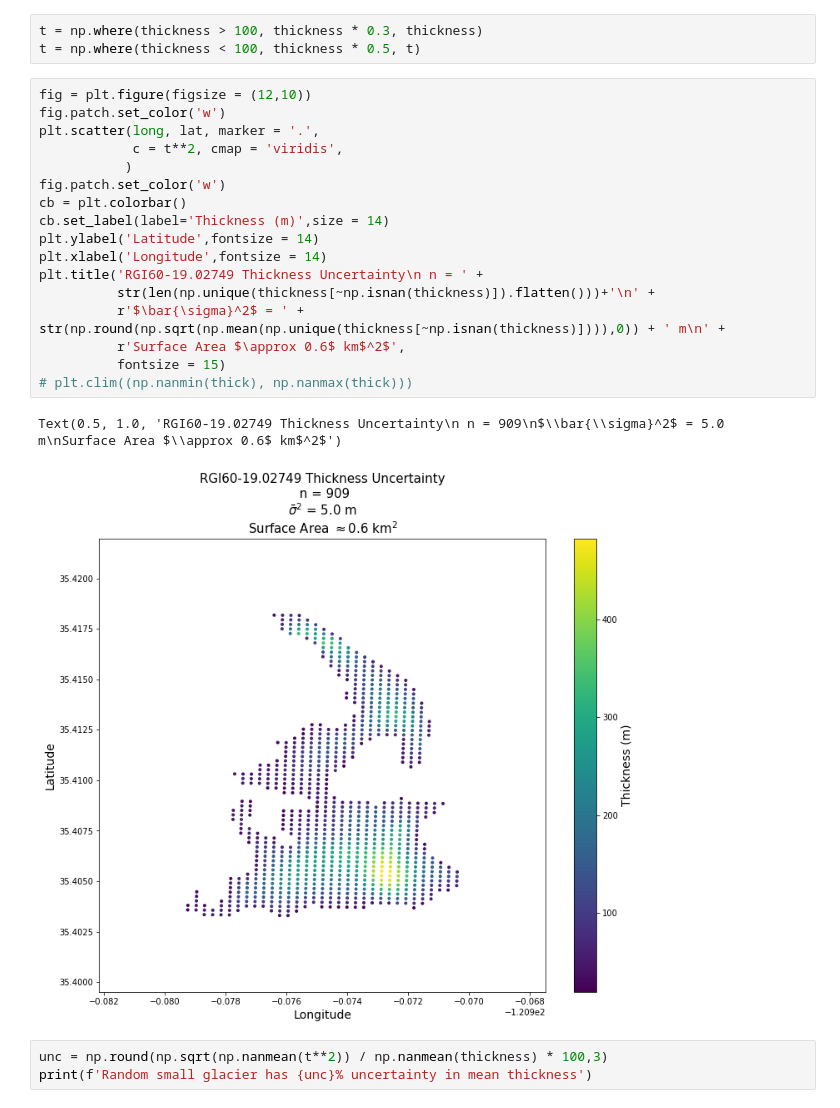
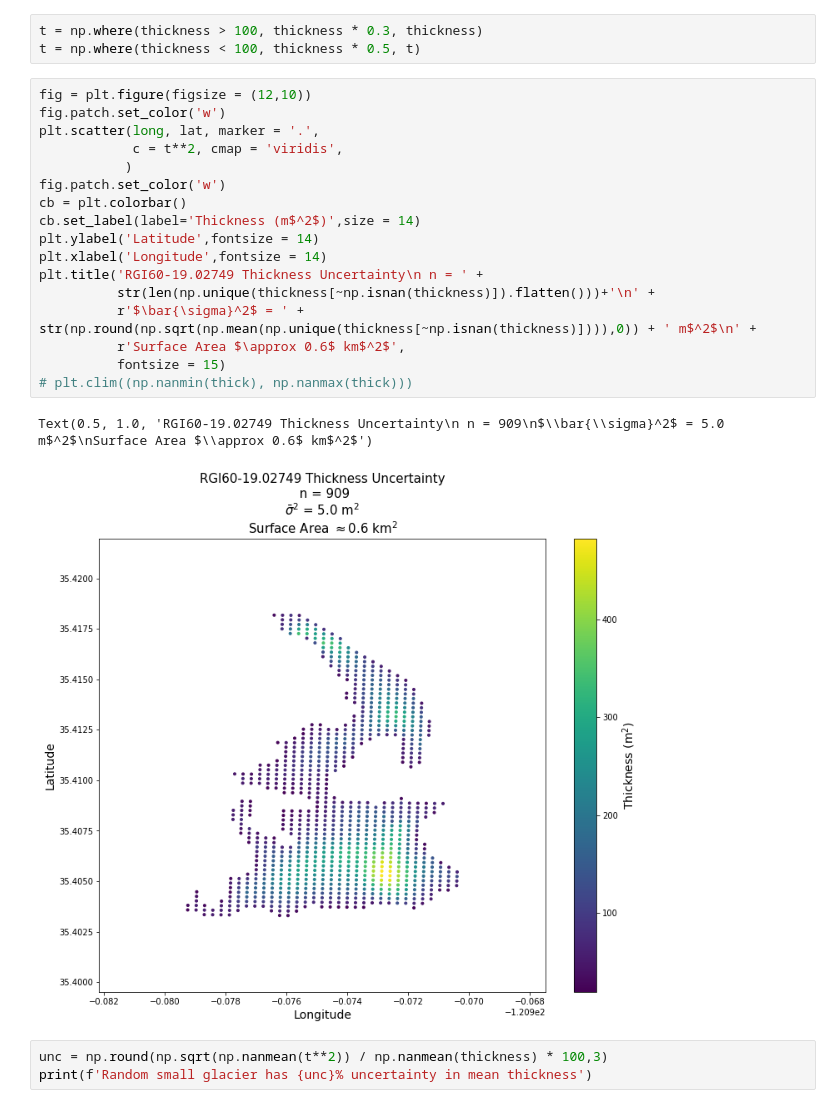
Before and after one commit to simonhansedasi/glacier_maps, a Jupyter notebook: unc_replication.ipynb, the cells around one changed output. Saved outputs shown, nothing was run; the diff lists cells and outputs as text.

```diff
--- a/unc_replication.ipynb
+++ b/unc_replication.ipynb
@@ -216,23 +216,23 @@ t = np.where(thickness < 100, thickness * 0.5, t)
 # %%
 fig = plt.figure(figsize = (12,10))
 fig.patch.set_color('w')
 plt.scatter(long, lat, marker = '.',
             c = t**2, cmap = 'viridis',
            )
 fig.patch.set_color('w')
 cb = plt.colorbar()
-cb.set_label(label='Thickness (m)',size = 14)
+cb.set_label(label='Thickness (m$^2$)',size = 14)
 plt.ylabel('Latitude',fontsize = 14)
 plt.xlabel('Longitude',fontsize = 14)
 plt.title('RGI60-19.02749 Thickness Uncertainty\n n = ' +
           str(len(np.unique(thickness[~np.isnan(thickness)]).flatten()))+'\n' +
-          r'$\bar{\sigma}^2$ = ' + str(np.round(np.sqrt(np.mean(np.unique(thickness[~np.isnan(thickness)]))),0)) + ' m\n' +
+          r'$\bar{\sigma}^2$ = ' + str(np.round(np.sqrt(np.mean(np.unique(thickness[~np.isnan(thickness)]))),0)) + ' m$^2$\n' +
           r'Surface Area $\approx 0.6$ km$^2$',
           fontsize = 15)
 # plt.clim((np.nanmin(thick), np.nanmax(thick)))
 # %% [output]
-Text(0.5, 1.0, 'RGI60-19.02749 Thickness Uncertainty\n n = 909\n$\\bar{\\sigma}^2$ = 5.0 m\nSurface Area $\\approx 0.6$ km$^2$')
+Text(0.5, 1.0, 'RGI60-19.02749 Thickness Uncertainty\n n = 909\n$\\bar{\\sigma}^2$ = 5.0 m$^2$\nSurface Area $\\approx 0.6$ km$^2$')
-[figure, old version]
+[figure, new version]
 # %%
 unc = np.round(np.sqrt(np.nanmean(t**2)) / np.nanmean(thickness) * 100,3)
 print(f'Random small glacier has {unc}% uncertainty in mean thickness')
```
Also changed, not shown: parts of 2 cells of this notebook.
